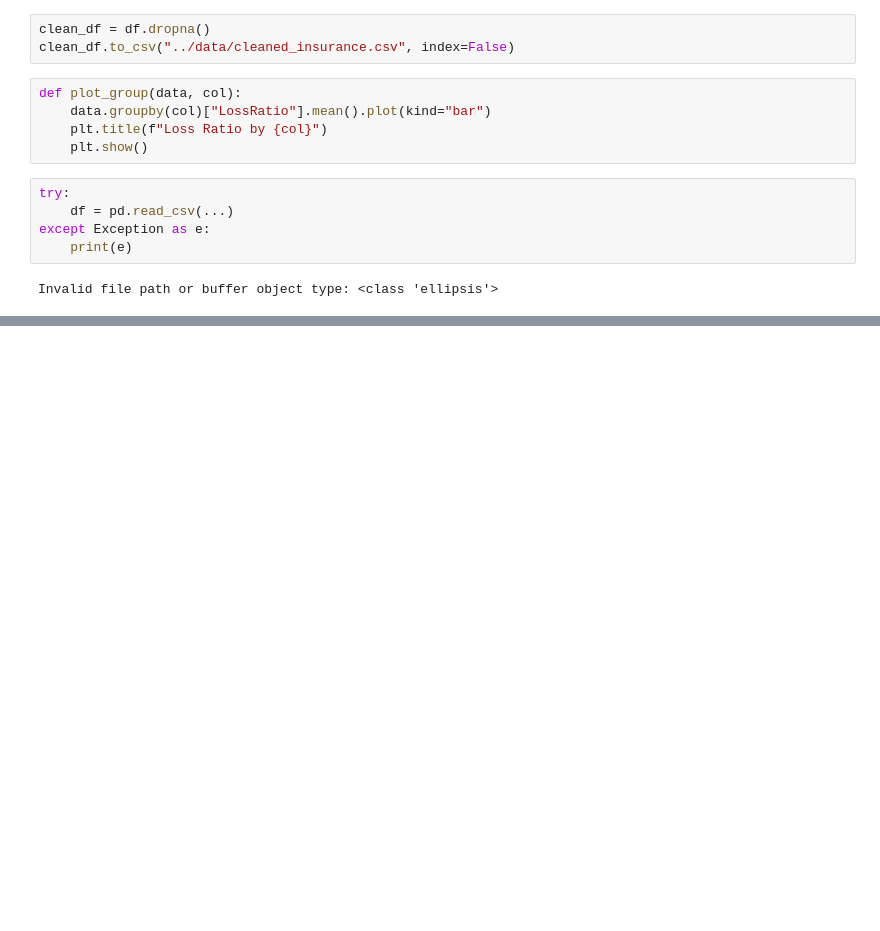
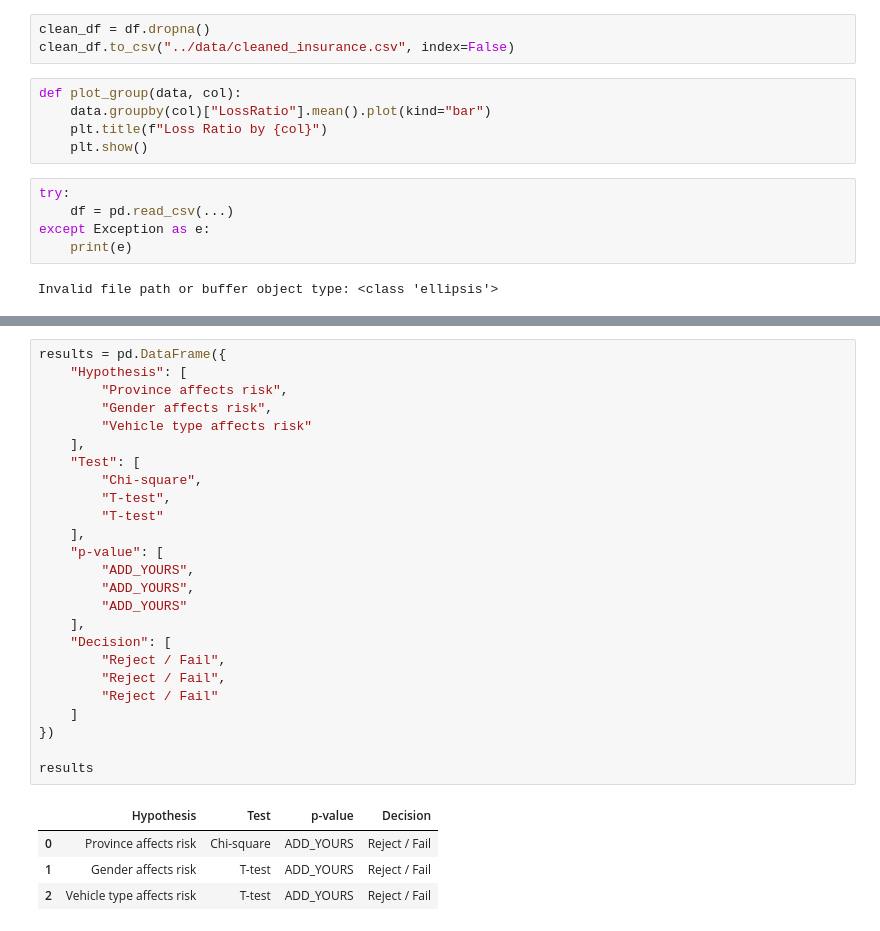
Before and after one commit to Bethabrh/insurance-risk-analytics, a Jupyter notebook: notebooks/01_eda.ipynb, the cells around one changed output, grey strips where cells are left out. Saved outputs shown, nothing was run; the diff lists cells and outputs as text; blank space fills up the shorter version.

```diff
--- a/notebooks/01_eda.ipynb
+++ b/notebooks/01_eda.ipynb
@@ -334,0 +410,30 @@ SyntaxError: invalid syntax (592029976.py, line 1)
+# %%
+results = pd.DataFrame({
+    "Hypothesis": [
+        "Province affects risk",
+        "Gender affects risk",
+        "Vehicle type affects risk"
+    ],
+    "Test": [
+        "Chi-square",
+        "T-test",
+        "T-test"
+    ],
+    "p-value": [
+        "ADD_YOURS",
+        "ADD_YOURS",
+        "ADD_YOURS"
+    ],
+    "Decision": [
+        "Reject / Fail",
+        "Reject / Fail",
+        "Reject / Fail"
+    ]
+})
+
+results
+# %% [output]
+|  | Hypothesis | Test | p-value | Decision |
+| 0 | Province affects risk | Chi-square | ADD_YOURS | Reject / Fail |
+| 1 | Gender affects risk | T-test | ADD_YOURS | Reject / Fail |
+| 2 | Vehicle type affects risk | T-test | ADD_YOURS | Reject / Fail |
```
Also changed, not shown: parts of 49 cells of this notebook.
